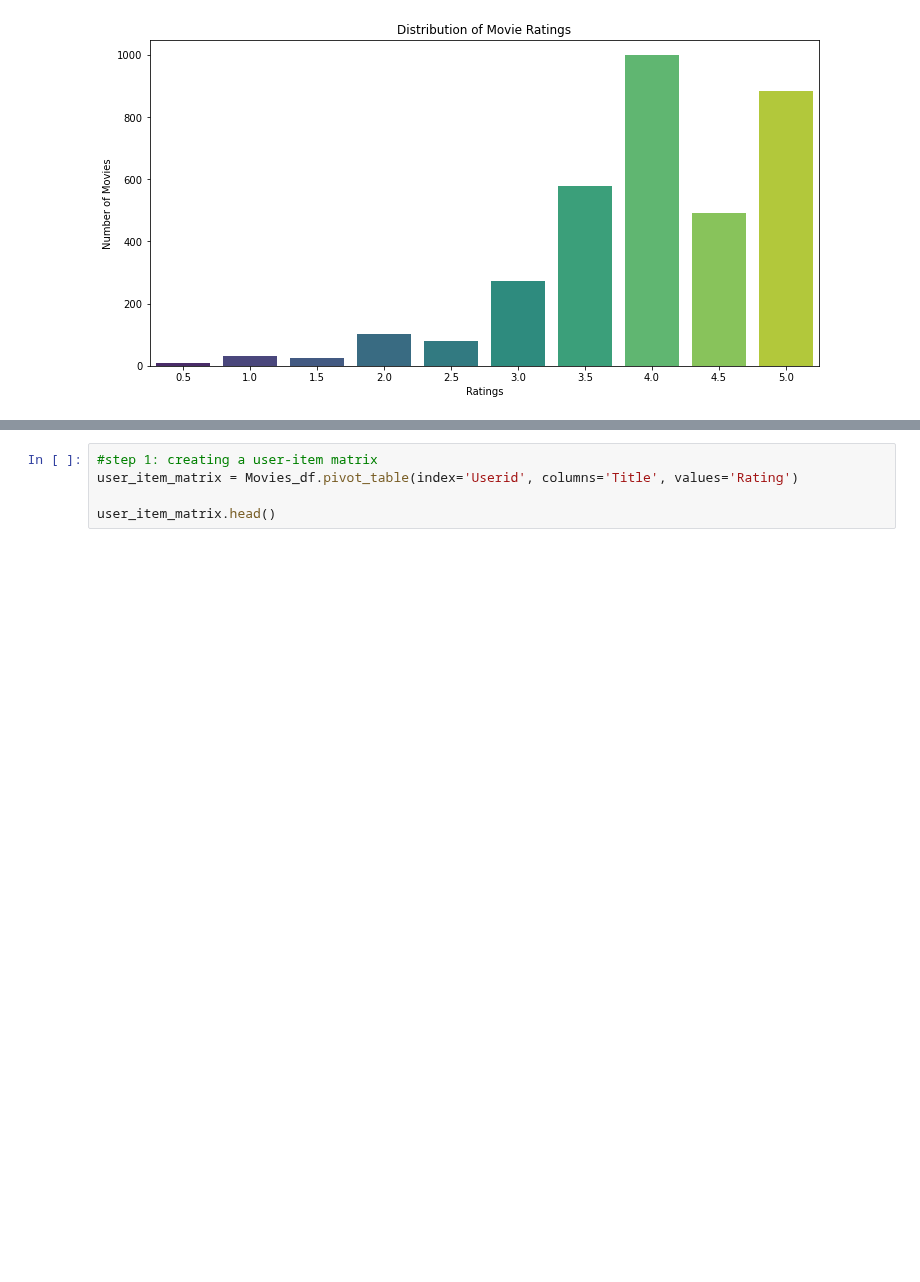
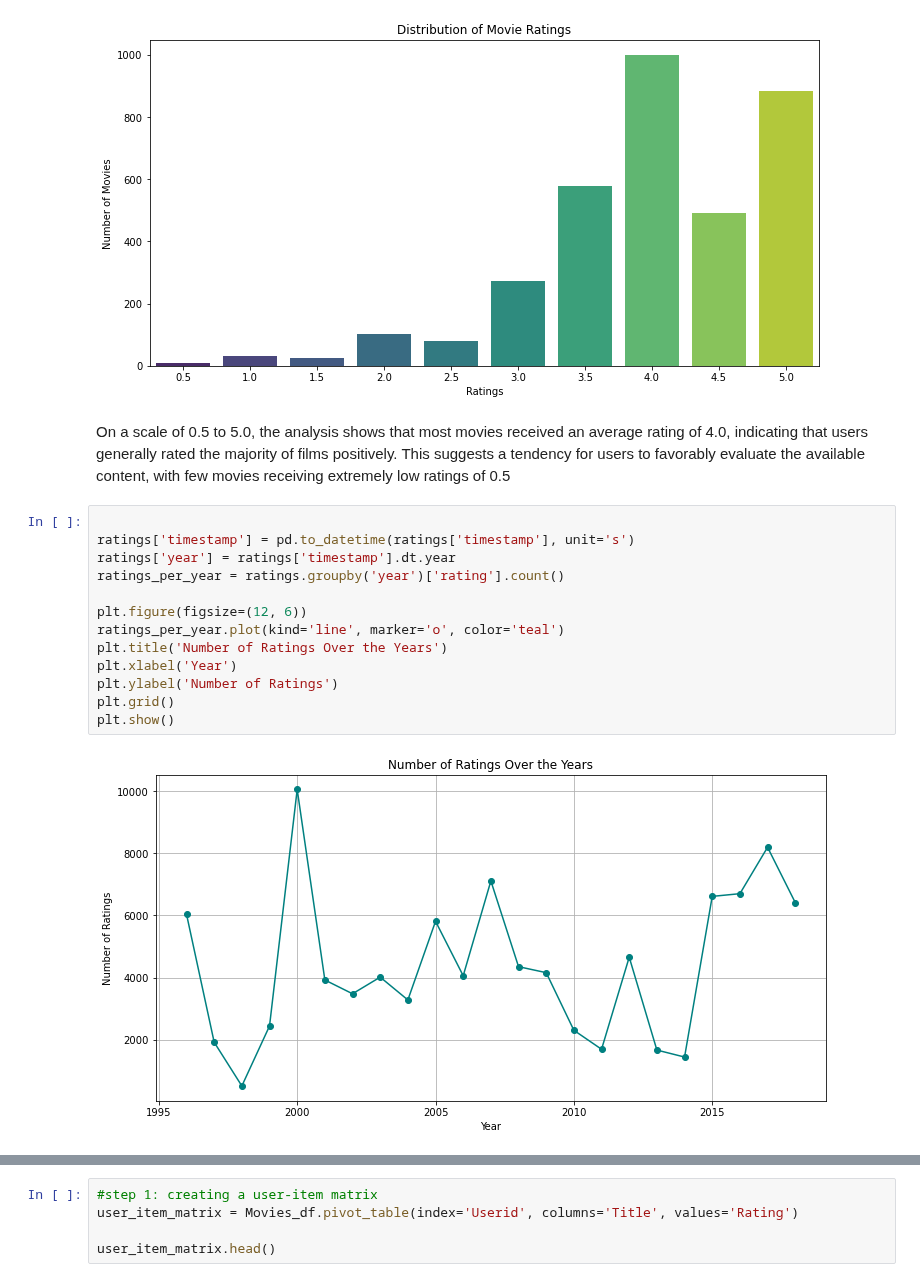
Before and after one commit to ruth-kitasi/Movielens-Recommendation-System, a Jupyter notebook: index.ipynb, the cells around one changed output, grey strips where cells are left out. Cells and saved outputs as stored; diff of their text form; blank space fills up the shorter version.

```diff
--- a/index.ipynb
+++ b/index.ipynb
@@ -607,3 +667,20 @@ def plot_rating_distribution(data):
 plot_rating_distribution(Movies_df)  # Display the rating distribution plot
 # %% [output]
 [figure]
+# %% [markdown]
+On a scale of 0.5 to 5.0, the analysis shows that most movies received an average rating of 4.0, indicating that users generally rated the majority of films positively. This suggests a tendency for users to favorably evaluate the available content, with few movies receiving extremely low ratings of 0.5
+# %%
+
+ratings['timestamp'] = pd.to_datetime(ratings['timestamp'], unit='s')
+ratings['year'] = ratings['timestamp'].dt.year
+ratings_per_year = ratings.groupby('year')['rating'].count()
+
+plt.figure(figsize=(12, 6))
+ratings_per_year.plot(kind='line', marker='o', color='teal')
+plt.title('Number of Ratings Over the Years')
+plt.xlabel('Year')
+plt.ylabel('Number of Ratings')
+plt.grid()
+plt.show()
+# %% [output]
+[figure, added]
```
Also changed, not shown: parts of 66 cells of this notebook.
